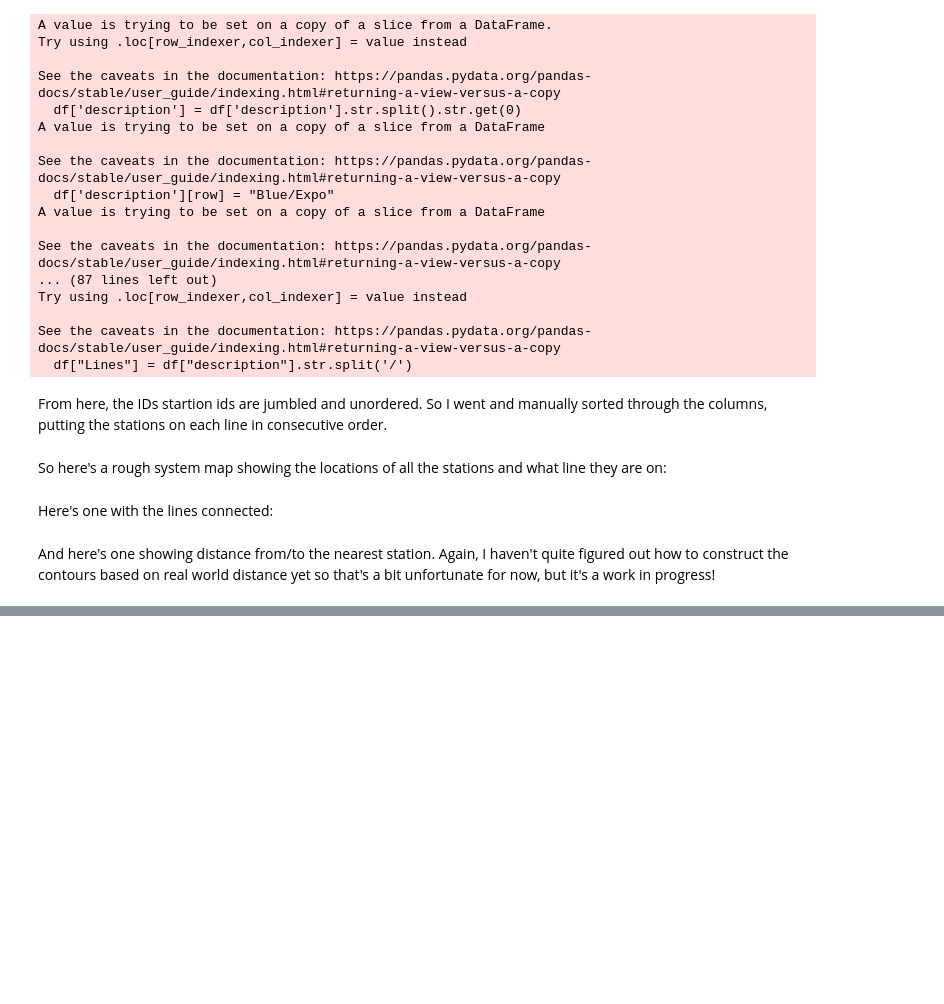
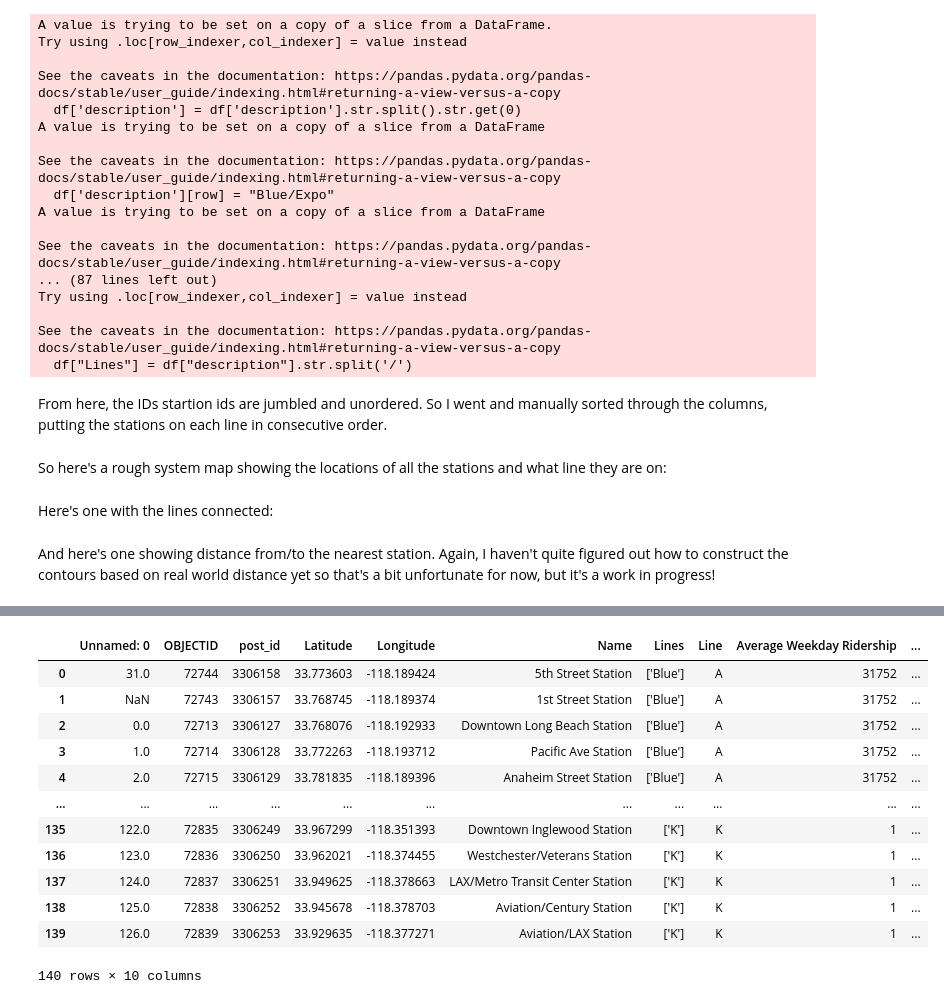
Before and after one commit to sreejeetsreenivasan/PIC16B-Project, a Jupyter notebook: LA Metro Station Data Visualizations/LA Metro Data Cleaning.ipynb, the cells around one changed output, grey strips where cells are left out. Drawn from its saved outputs; the diff is of its cells as text; code cells hidden in the pictures; blank space fills up the shorter version.

Commit message:
Small Update 3: added a viz with station sizes based on line ridership
small updates to various graphs as well. tomorrow i figure out how to make visualizations with the weighted edges

```diff
--- a/LA Metro Station Data Visualizations/LA Metro Data Cleaning.ipynb
+++ b/LA Metro Station Data Visualizations/LA Metro Data Cleaning.ipynb
@@ -122,0 +128,17 @@ fig.show()
+# %%
+ARidership = int(Adf["MAR 2023"][0].replace(',', ''))
+BDRidership = int(BDdf["MAR 2023"][0].replace(',', ''))
+CRidership = int(Cdf["MAR 2023"][0].replace(',', ''))
+ERidership = int(Edf["MAR 2023"][0].replace(',', ''))
+# %%
+df["Average Weekday Ridership"] = 1
+# %%
+for i in range(len(df)):
+    if df["Line"][i] == "A":
+        df["Average Weekday Ridership"][i] = ARidership
+    elif df["Line"][i] == "B" or df["Line"][i] == "D":
+        df["Average Weekday Ridership"][i] = BDRidership
+    elif df["Line"][i] == "C":
+        df["Average Weekday Ridership"][i] = CRidership
+    elif df["Line"][i] == "E":
+        df["Average Weekday Ridership"][i] = ERidership
@@ -122,0 +163,18 @@ fig.show()
+# %%
+df["Rough Line Weight"] = (df["Average Weekday Ridership"] / BDRidership) * 25
+# %%
+df
+# %% [output]
+|  | Unnamed: 0 | OBJECTID | post_id | Latitude | Longitude | Name | Lines | Line | Average Weekday Ridership | ... |
+| 0 | 31.0 | 72744 | 3306158 | 33.773603 | -118.189424 | 5th Street Station | ['Blue'] | A | 31752 | ... |
+| 1 | NaN | 72743 | 3306157 | 33.768745 | -118.189374 | 1st Street Station | ['Blue'] | A | 31752 | ... |
+| 2 | 0.0 | 72713 | 3306127 | 33.768076 | -118.192933 | Downtown Long Beach Station | ['Blue'] | A | 31752 | ... |
+| 3 | 1.0 | 72714 | 3306128 | 33.772263 | -118.193712 | Pacific Ave Station | ['Blue'] | A | 31752 | ... |
+| 4 | 2.0 | 72715 | 3306129 | 33.781835 | -118.189396 | Anaheim Street Station | ['Blue'] | A | 31752 | ... |
+| ... | ... | ... | ... | ... | ... | ... | ... | ... | ... | ... |
+| 135 | 122.0 | 72835 | 3306249 | 33.967299 | -118.351393 | Downtown Inglewood Station | ['K'] | K | 1 | ... |
+| 136 | 123.0 | 72836 | 3306250 | 33.962021 | -118.374455 | Westchester/Veterans Station | ['K'] | K | 1 | ... |
+| 137 | 124.0 | 72837 | 3306251 | 33.949625 | -118.378663 | LAX/Metro Transit Center Station | ['K'] | K | 1 | ... |
+| 138 | 125.0 | 72838 | 3306252 | 33.945678 | -118.378703 | Aviation/Century Station | ['K'] | K | 1 | ... |
+| 139 | 126.0 | 72839 | 3306253 | 33.929635 | -118.377271 | Aviation/LAX Station | ['K'] | K | 1 | ... |
+140 rows × 10 columns
```
Also changed, not shown: parts of 6 cells of this notebook, 5 other files.
